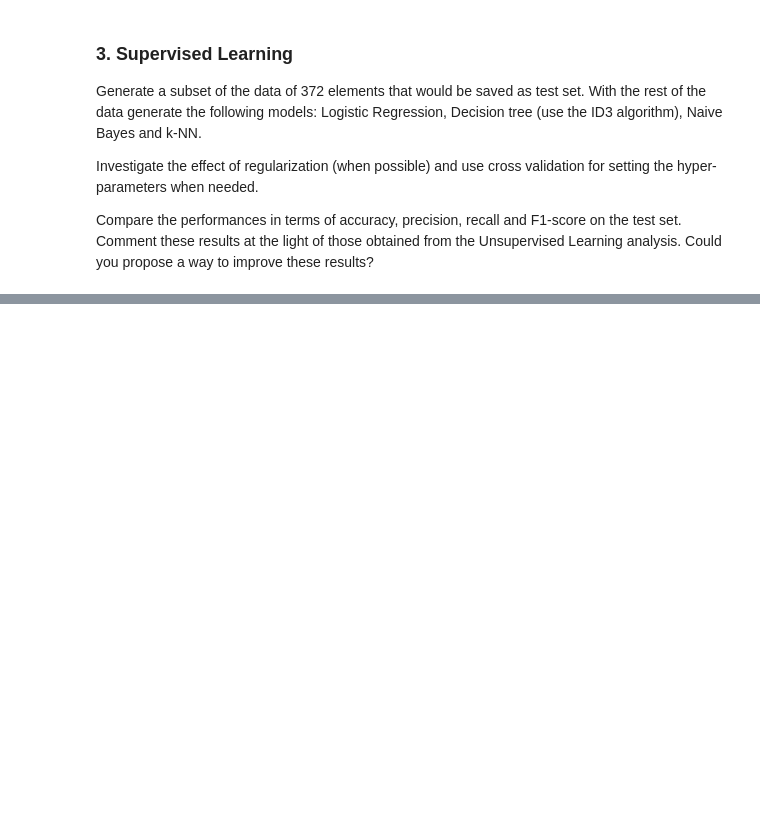
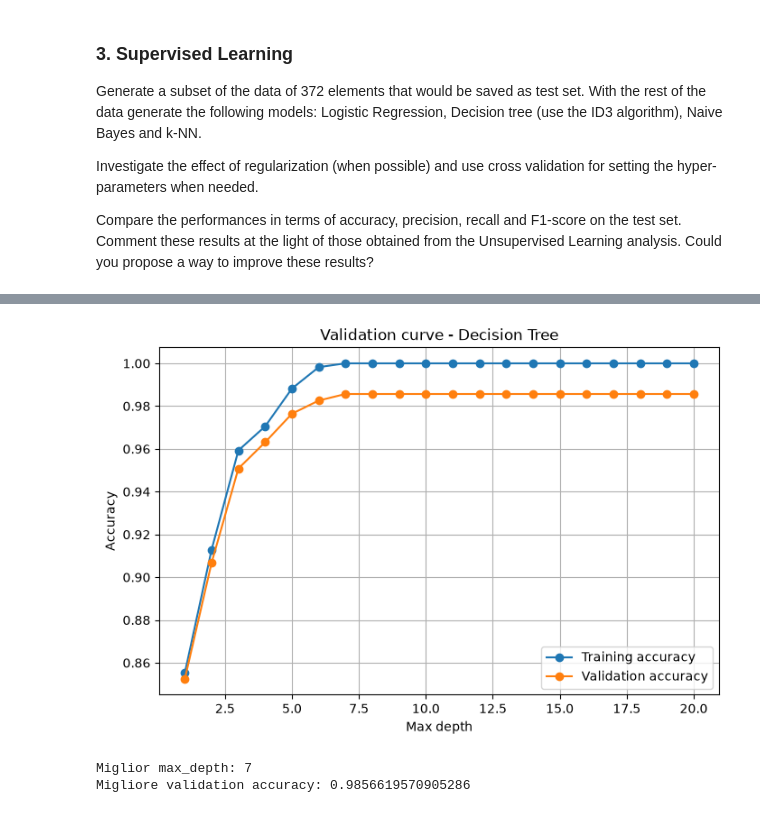
Before and after one commit to NicXVII/Intro_to_ML_26-27, a Jupyter notebook: Challenges/challenge_one.ipynb, the cells around one changed output, grey strips where cells are left out. Cells and saved outputs as stored; diff of their text form; code cells hidden in the pictures; blank space fills up the shorter version.

```diff
--- a/Challenges/challenge_one.ipynb
+++ b/Challenges/challenge_one.ipynb
@@ -707,0 +916,42 @@ def GDLogistic(X, labels, iters, gamma, tol = 1e-3):
+# %%
+from sklearn.model_selection import validation_curve
+import numpy as np
+import matplotlib.pyplot as plt
+from sklearn.tree import DecisionTreeClassifier
+
+depths = np.arange(1, 21)
+
+train_scores, validation_scores = validation_curve(
+    DecisionTreeClassifier(
+        criterion="entropy",
+        random_state=42
+    ),
+    X_train,
+    y_train,
+    param_name="max_depth",
+    param_range=depths,
+    cv=5,
+    scoring="accuracy"
+)
+
+train_mean = train_scores.mean(axis=1)
+validation_mean = validation_scores.mean(axis=1)
+
+plt.figure(figsize=(8, 5))
+plt.plot(depths, train_mean, marker="o", label="Training accuracy")
+plt.plot(depths, validation_mean, marker="o", label="Validation accuracy")
+
+plt.xlabel("Max depth")
+plt.ylabel("Accuracy")
+plt.title("Validation curve - Decision Tree")
+plt.legend()
+plt.grid()
+plt.show()
+
+best_depth = depths[np.argmax(validation_mean)]
+print("Miglior max_depth:", best_depth)
+print("Migliore validation accuracy:", validation_mean.max())
+# %% [output]
+[figure, added]
+Miglior max_depth: 7
+Migliore validation accuracy: 0.9856619570905286
```
Also changed, not shown: parts of 18 cells of this notebook.
